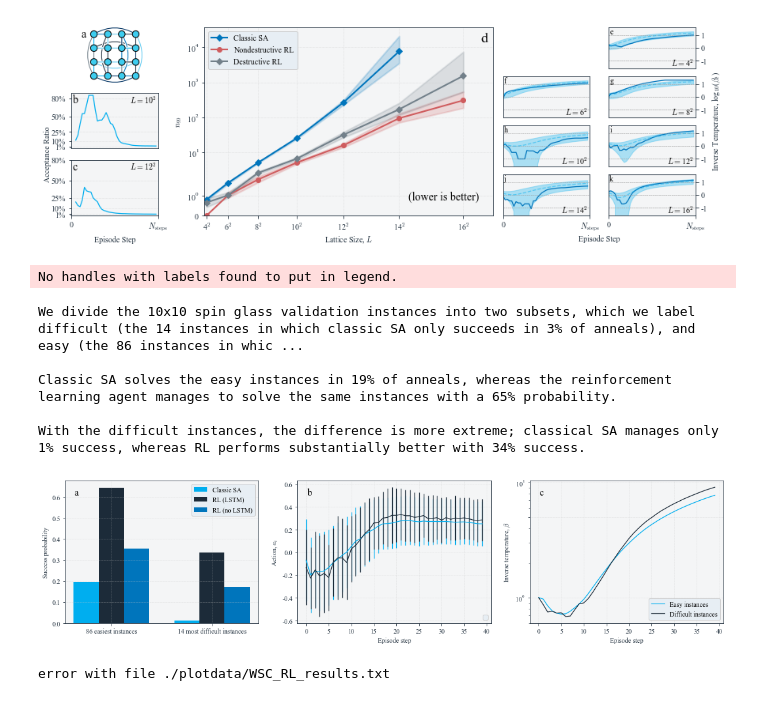
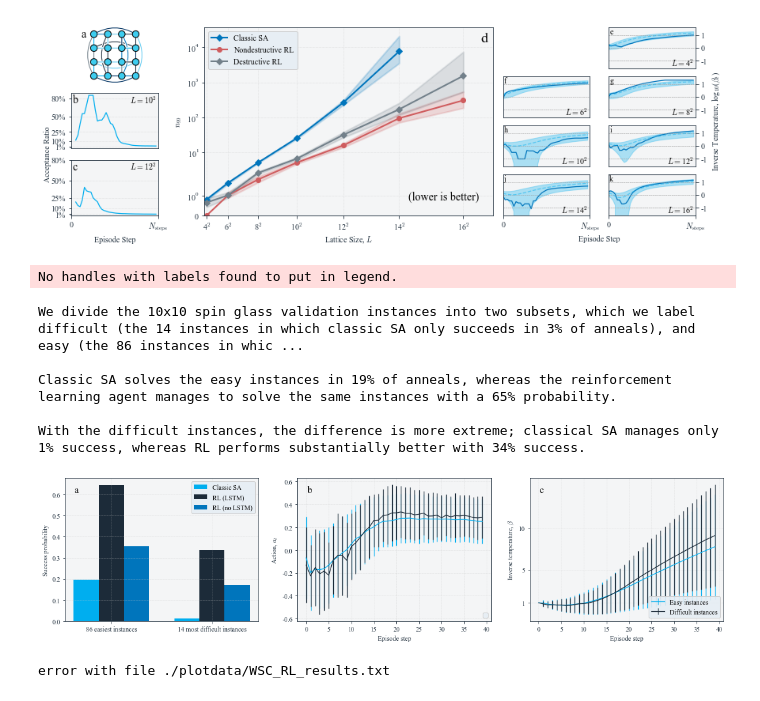
Before and after one commit to millskyle/COOL-1, a Jupyter notebook: plots/Plots.ipynb, the cells around one changed output. Saved outputs shown, nothing was run; the diff lists cells and outputs as text; code cells hidden in the pictures.

Commit message:
easy_diff_split.pdf

```diff
--- a/plots/Plots.ipynb
+++ b/plots/Plots.ipynb
@@ -705,14 +705,14 @@ def plot_easyhard_hamiltonian_success(ref_datafile, compare_datafiles, ref_trial
         axs[1].set_xlabel(r"Episode step")
 
 
-        axs[2].plot(xs, mean_easy_schedule, label="Easy instances")
-        axs[2].plot(xs, mean_diff_schedule, label="Difficult instances")
+        axs[2].errorbar(xs, mean_easy_schedule, std_easy_schedule, label="Easy instances")
+        axs[2].errorbar(xs, mean_diff_schedule, std_diff_schedule, label="Difficult instances")
 
         axs[2].legend(loc='lower right')
         axs[2].set_ylabel(r"Inverse temperature, $\beta$")
         axs[2].set_xlabel(r"Episode step")
 
-        axs[2].set_yscale("log")
+        #axs[2].set_yscale("log")
         axs[2].set_yticks([1,5,10])
 
 
@@ -747,34 +747,34 @@ classic_easy, classic_diff,\
 (rl_diff, nornn_diff),\
 instance_class, easy_threshold,\
 ref_trials_per_hamiltonian, comp_trials_per_hamiltonian = output
 
 pformat = ".0f"
 
 statement = f"""
 We divide the {instance_class} validation instances into two subsets, which we label difficult \
 (the {classic_diff[1]} instances in which classic SA only succeeds \
 in {easy_threshold:{pformat}}% of anneals), and easy (the {classic_easy[1]} instances in which classic SA \
 succeeds in more than {easy_threshold:{pformat}}% of anneals).
 
 Classic SA solves the easy instances in {compute_success(*classic_easy, ref_trials_per_hamiltonian):{pformat}}% of \
 anneals, whereas the reinforcement learning agent manages to solve the same instances with a \
 {compute_success(*rl_easy, comp_trials_per_hamiltonian[0]):{pformat}}% probability.
 
 With the difficult instances, the difference is more extreme; classical SA manages only \
 {compute_success(*classic_diff, ref_trials_per_hamiltonian):{pformat}}% success, whereas \
 RL performs substantially better with {compute_success(*rl_diff, comp_trials_per_hamiltonian[0]):{pformat}}% success.
 
 """
 
 print(statement)
 # %% [output]
 No handles with labels found to put in legend.
 We divide the 10x10 spin glass validation instances into two subsets, which we label difficult (the 14 instances in which classic SA only succeeds in 3% of anneals), and easy (the 86 instances in whic ...
 
 Classic SA solves the easy instances in 19% of anneals, whereas the reinforcement learning agent manages to solve the same instances with a 65% probability.
 
 With the difficult instances, the difference is more extreme; classical SA manages only 1% success, whereas RL performs substantially better with 34% success.
-[figure, old version]
+[figure, new version]
 # %%
 %matplotlib inline
 import matplotlib.pyplot as plt
```
Also changed, not shown: 1 other file.
